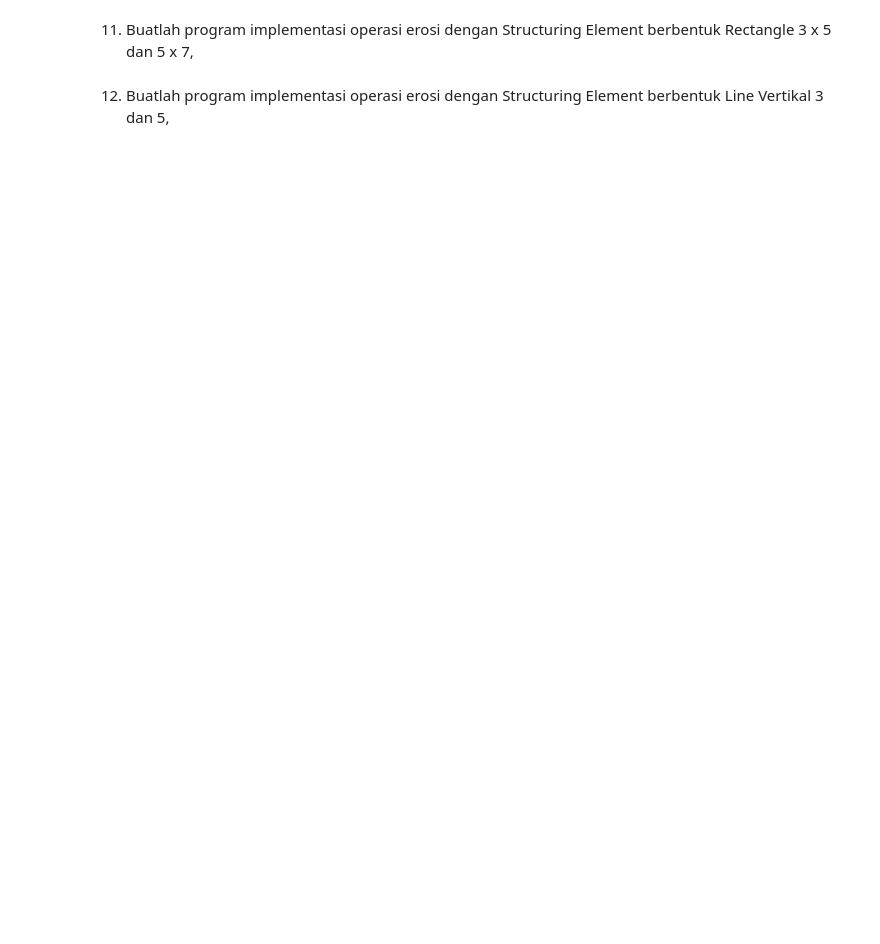
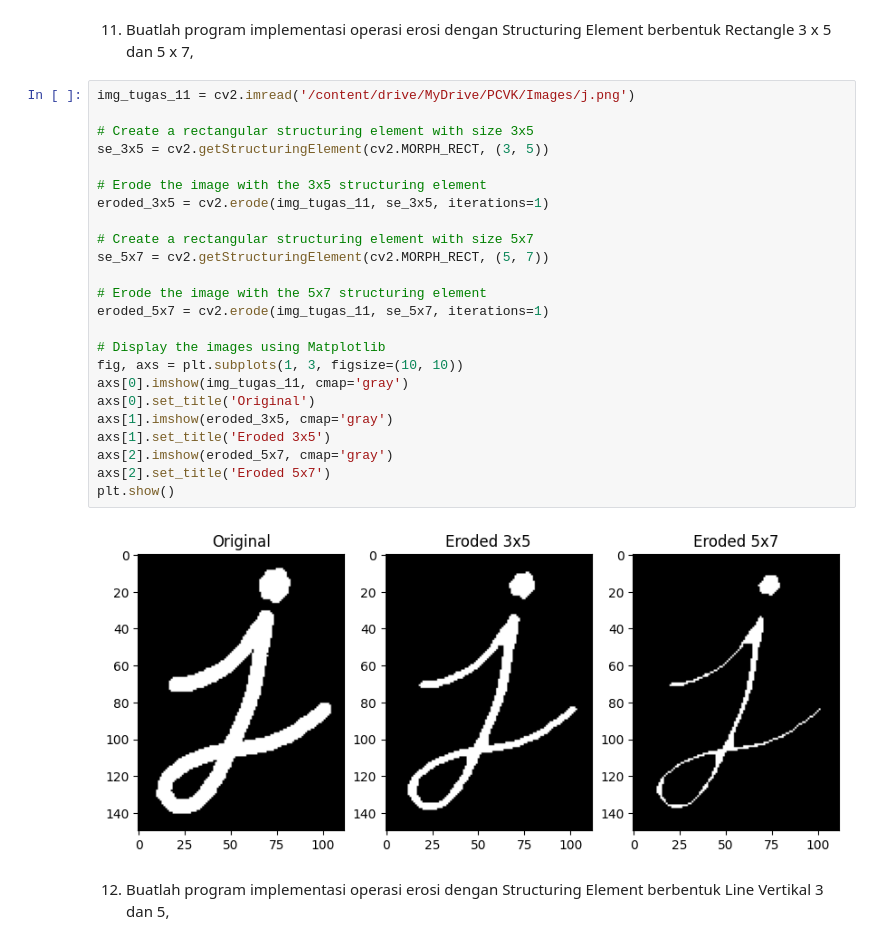
Before and after one commit to kausar-vento/PCVK_Genap_2023, a Jupyter notebook: Minggu 9/Week9.ipynb, the cells around one changed output. Drawn from its saved outputs; the diff is of its cells as text; blank space fills up the shorter version.

```diff
--- a/Minggu 9/Week9.ipynb
+++ b/Minggu 9/Week9.ipynb
@@ -183,6 +216,32 @@ Circular 3 x 3 dan 5 x 5,
 # %% [markdown]
 11. Buatlah program implementasi operasi erosi dengan Structuring Element berbentuk
 Rectangle 3 x 5 dan 5 x 7,
+# %%
+img_tugas_11 = cv2.imread('/content/drive/MyDrive/PCVK/Images/j.png')
+
+# Create a rectangular structuring element with size 3x5
+se_3x5 = cv2.getStructuringElement(cv2.MORPH_RECT, (3, 5))
+
+# Erode the image with the 3x5 structuring element
+eroded_3x5 = cv2.erode(img_tugas_11, se_3x5, iterations=1)
+
+# Create a rectangular structuring element with size 5x7
+se_5x7 = cv2.getStructuringElement(cv2.MORPH_RECT, (5, 7))
+
+# Erode the image with the 5x7 structuring element
+eroded_5x7 = cv2.erode(img_tugas_11, se_5x7, iterations=1)
+
+# Display the images using Matplotlib
+fig, axs = plt.subplots(1, 3, figsize=(10, 10))
+axs[0].imshow(img_tugas_11, cmap='gray')
+axs[0].set_title('Original')
+axs[1].imshow(eroded_3x5, cmap='gray')
+axs[1].set_title('Eroded 3x5')
+axs[2].imshow(eroded_5x7, cmap='gray')
+axs[2].set_title('Eroded 5x7')
+plt.show()
+# %% [output]
+[figure, added]
 # %% [markdown]
 12. Buatlah program implementasi operasi erosi dengan Structuring Element berbentuk
 Line Vertikal 3 dan 5,
```
Also changed, not shown: parts of 3 cells of this notebook.
